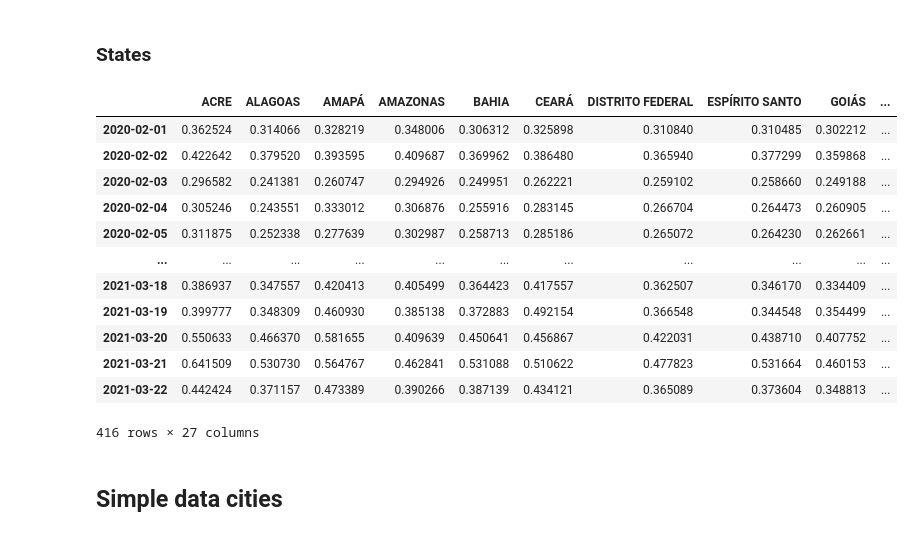
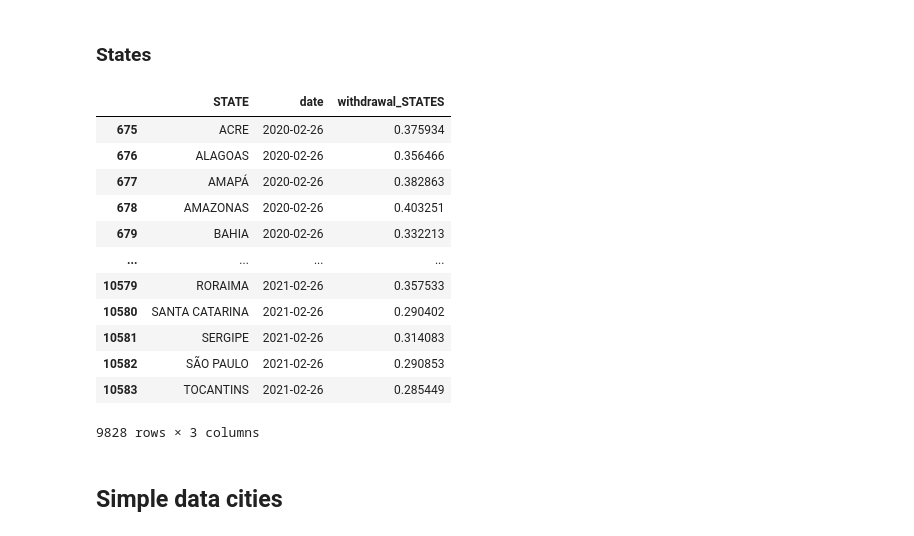
Before and after one commit to lucasagrizzi/MODS207, a Jupyter notebook: notebooks/proc_data_processing.ipynb, the cells around one changed output. Saved outputs shown, nothing was run; the diff lists cells and outputs as text; code cells hidden in the pictures.

```diff
--- a/notebooks/proc_data_processing.ipynb
+++ b/notebooks/proc_data_processing.ipynb
@@ -11,10 +10,12 @@ def transform_percentage(x):
     y = x.replace(',','.')
     return float(y.strip('%'))/100
 # %%
+df_BA = pd.read_csv('../data/raw_data/withdrawal_BA.csv', sep=';', encoding='utf-8')
 df_BA['Isolated_city'] = df_BA['Isolated_city'].apply(transform_percentage)
 df_a = df_BA.pivot(index='City Name', columns='Dt')['Isolated_city']
 df_a = df_a.T
-df_a.index = pd.to_datetime(df_a.index)
+df_a.index = pd.to_datetime(df_a.index, format='%d/%m/%Y')
 df_a = df_a.rename_axis(None)
 df_a.columns = map(str.upper, df_a.columns)
-df_a
+df_a.index.name = 'date'
+# df_a
@@ -46,4 +33,5 @@ for i in df_b.columns:
     df_b[i] = df_b[i].astype(float)/100
 
 df_b.columns = map(str.upper, df_b.columns)
-df_b
+df_b.index.name = 'date'
+# df_b
@@ -64,29 +38,40 @@ df_b
+# %%
+df_withdrawal = pd.merge(df_a, df_b, on='date', how='inner')
+df_withdrawal = df_withdrawal.T.reset_index().melt('index', var_name='date', value_name='withdrawal_SP')
+df_withdrawal.rename(columns={'index': 'city_name'}, inplace=True)
+# df_withdrawal
 # %% [markdown]
 ### States
 # %%
 oi = pd.read_csv('../data/raw_data/withdrawal_states.csv', sep=',', encoding='utf-8')
 oi = oi.drop(['Dt-alias', 'AGG(avg_ponderada_br)-alias'], axis=1)
 oi = oi.rename(columns={'Dt-value': 'data', 'AGG(avg_ponderada_br)-value': 'withdrawal', 'AGG(state_title)-alias': 'state'})
 oi = oi.pivot(index='state', columns='data')['withdrawal'].T
-oi.index = pd.to_datetime(oi.index)
+oi.index = pd.to_datetime(oi.index, format='%Y/%m/%d')
 oi = oi.rename_axis(None)
 oi.columns = map(str.upper, oi.columns)
 
+oi = oi.T.reset_index().melt('index', var_name='date', value_name='withdrawal_STATES')
+oi.rename(columns={'index': 'STATE'}, inplace=True)
+
+dates = df_withdrawal['date'].unique()
+
+oi = oi[oi['date'].isin(list(dates))]
 oi
 # %% [output]
-|  | ACRE | ALAGOAS | AMAPÁ | AMAZONAS | BAHIA | CEARÁ | DISTRITO FEDERAL | ESPÍRITO SANTO | GOIÁS | ... |
-| 2020-02-01 | 0.362524 | 0.314066 | 0.328219 | 0.348006 | 0.306312 | 0.325898 | 0.310840 | 0.310485 | 0.302212 | ... |
-| 2020-02-02 | 0.422642 | 0.379520 | 0.393595 | 0.409687 | 0.369962 | 0.386480 | 0.365940 | 0.377299 | 0.359868 | ... |
-| 2020-02-03 | 0.296582 | 0.241381 | 0.260747 | 0.294926 | 0.249951 | 0.262221 | 0.259102 | 0.258660 | 0.249188 | ... |
-| 2020-02-04 | 0.305246 | 0.243551 | 0.333012 | 0.306876 | 0.255916 | 0.283145 | 0.266704 | 0.264473 | 0.260905 | ... |
-| 2020-02-05 | 0.311875 | 0.252338 | 0.277639 | 0.302987 | 0.258713 | 0.285186 | 0.265072 | 0.264230 | 0.262661 | ... |
-| ... | ... | ... | ... | ... | ... | ... | ... | ... | ... | ... |
-| 2021-03-18 | 0.386937 | 0.347557 | 0.420413 | 0.405499 | 0.364423 | 0.417557 | 0.362507 | 0.346170 | 0.334409 | ... |
-| 2021-03-19 | 0.399777 | 0.348309 | 0.460930 | 0.385138 | 0.372883 | 0.492154 | 0.366548 | 0.344548 | 0.354499 | ... |
-| 2021-03-20 | 0.550633 | 0.466370 | 0.581655 | 0.409639 | 0.450641 | 0.456867 | 0.422031 | 0.438710 | 0.407752 | ... |
-| 2021-03-21 | 0.641509 | 0.530730 | 0.564767 | 0.462841 | 0.531088 | 0.510622 | 0.477823 | 0.531664 | 0.460153 | ... |
-| 2021-03-22 | 0.442424 | 0.371157 | 0.473389 | 0.390266 | 0.387139 | 0.434121 | 0.365089 | 0.373604 | 0.348813 | ... |
+|  | STATE | date | withdrawal_STATES |
+| 675 | ACRE | 2020-02-26 | 0.375934 |
+| 676 | ALAGOAS | 2020-02-26 | 0.356466 |
+| 677 | AMAPÁ | 2020-02-26 | 0.382863 |
+| 678 | AMAZONAS | 2020-02-26 | 0.403251 |
+| 679 | BAHIA | 2020-02-26 | 0.332213 |
+| ... | ... | ... | ... |
+| 10579 | RORAIMA | 2021-02-26 | 0.357533 |
+| 10580 | SANTA CATARINA | 2021-02-26 | 0.290402 |
+| 10581 | SERGIPE | 2021-02-26 | 0.314083 |
+| 10582 | SÃO PAULO | 2021-02-26 | 0.290853 |
+| 10583 | TOCANTINS | 2021-02-26 | 0.285449 |
-416 rows × 27 columns
+9828 rows × 3 columns
 # %% [markdown]
 ## Simple data cities
 # %%
```
Also changed, not shown: parts of 29 cells of this notebook, 1 other file.
